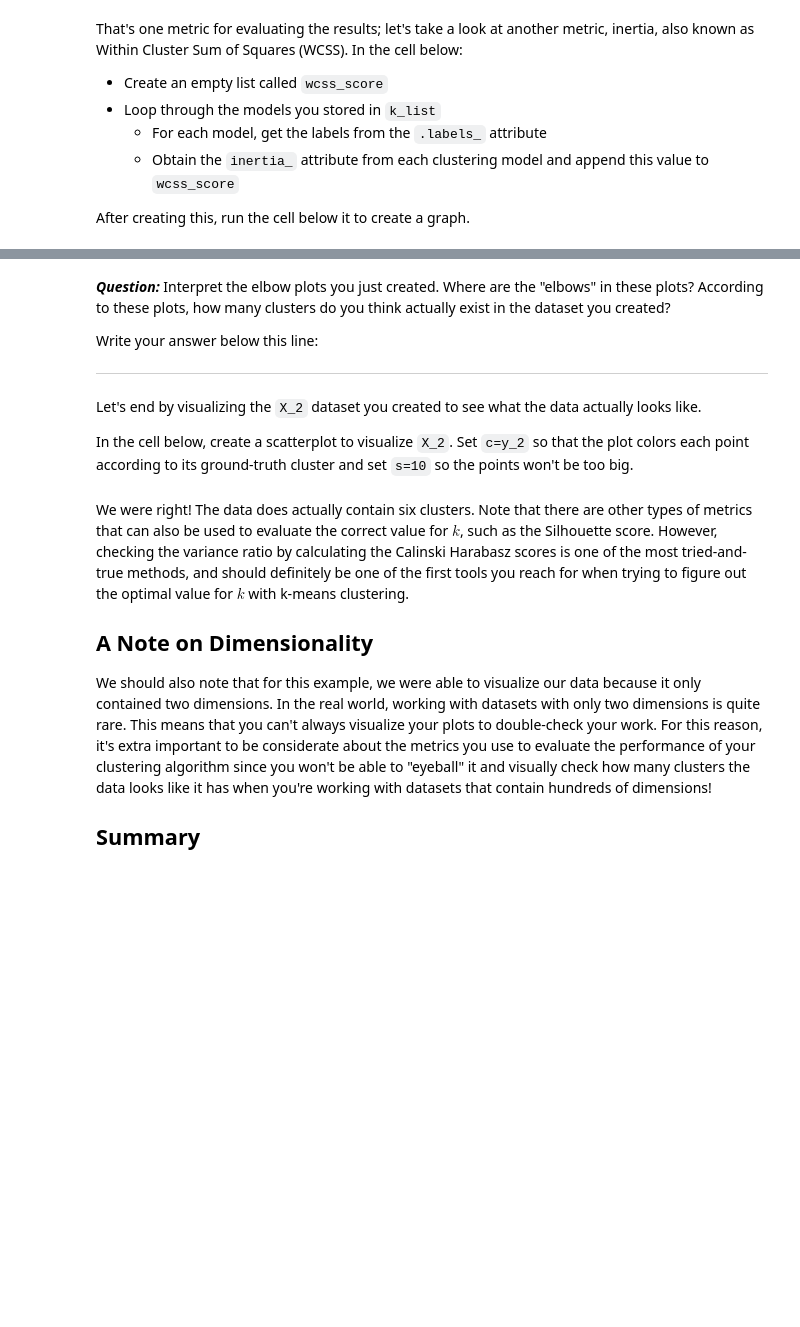
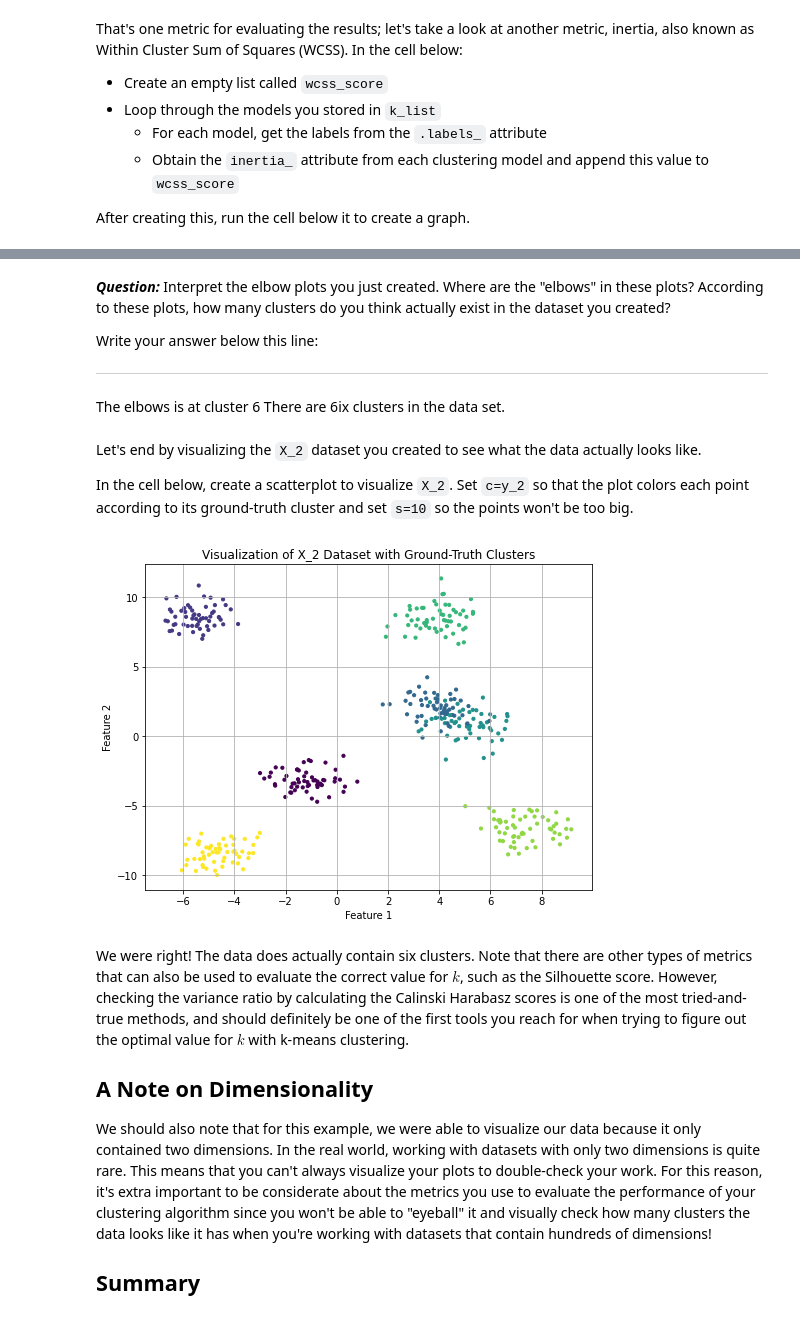
Before and after one commit to PamGodia/dsc-k-means-clustering-lab, a Jupyter notebook: index.ipynb, the cells around one changed output, grey strips where cells are left out. Saved outputs shown, nothing was run; the diff lists cells and outputs as text; code cells hidden in the pictures; blank space fills up the shorter version.

```diff
--- a/index.ipynb
+++ b/index.ipynb
@@ -215,6 +233,8 @@ plt.show()
 
 Write your answer below this line:
 _______________________________________________________________________________
+The elbows is at cluster 6
+There are 6ix clusters in the data set.
 # %% [markdown]
 Let's end by visualizing the `X_2` dataset you created to see what the data actually looks like.
 
@@ -224,3 +242,14 @@ In the cell below, create a scatterplot to visualize `X_2`. Set `c=y_2` so that
+# %%
+# Create scatterplot
+plt.figure(figsize=(8, 6))
+plt.scatter(X_2[:, 0], X_2[:, 1], c=y_2, s=10, cmap='viridis')
+plt.title("Visualization of X_2 Dataset with Ground-Truth Clusters")
+plt.xlabel("Feature 1")
+plt.ylabel("Feature 2")
+plt.grid(True)
+plt.show()
+# %% [output]
+[figure, added]
 # %% [markdown]
 We were right! The data does actually contain six clusters. Note that there are other types of metrics that can also be used to evaluate the correct value for $k$, such as the Silhouette score. However, checking the variance ratio by calculating the Calinski Harabasz scores is one of the most tried-and-true methods, and should definitely be one of the first tools you reach for when trying to figure out the optimal value for $k$ with k-means clustering.
 
```
Also changed, not shown: parts of 12 cells of this notebook.
